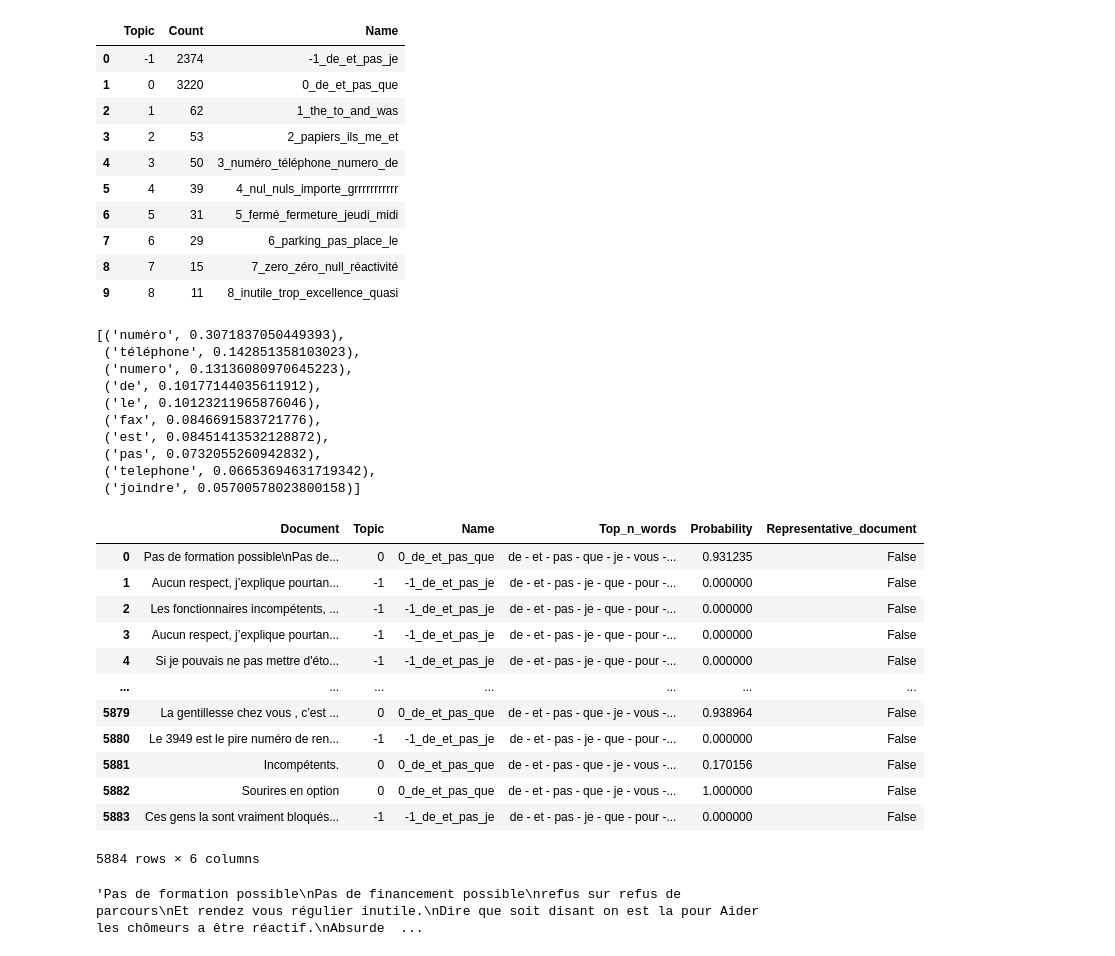
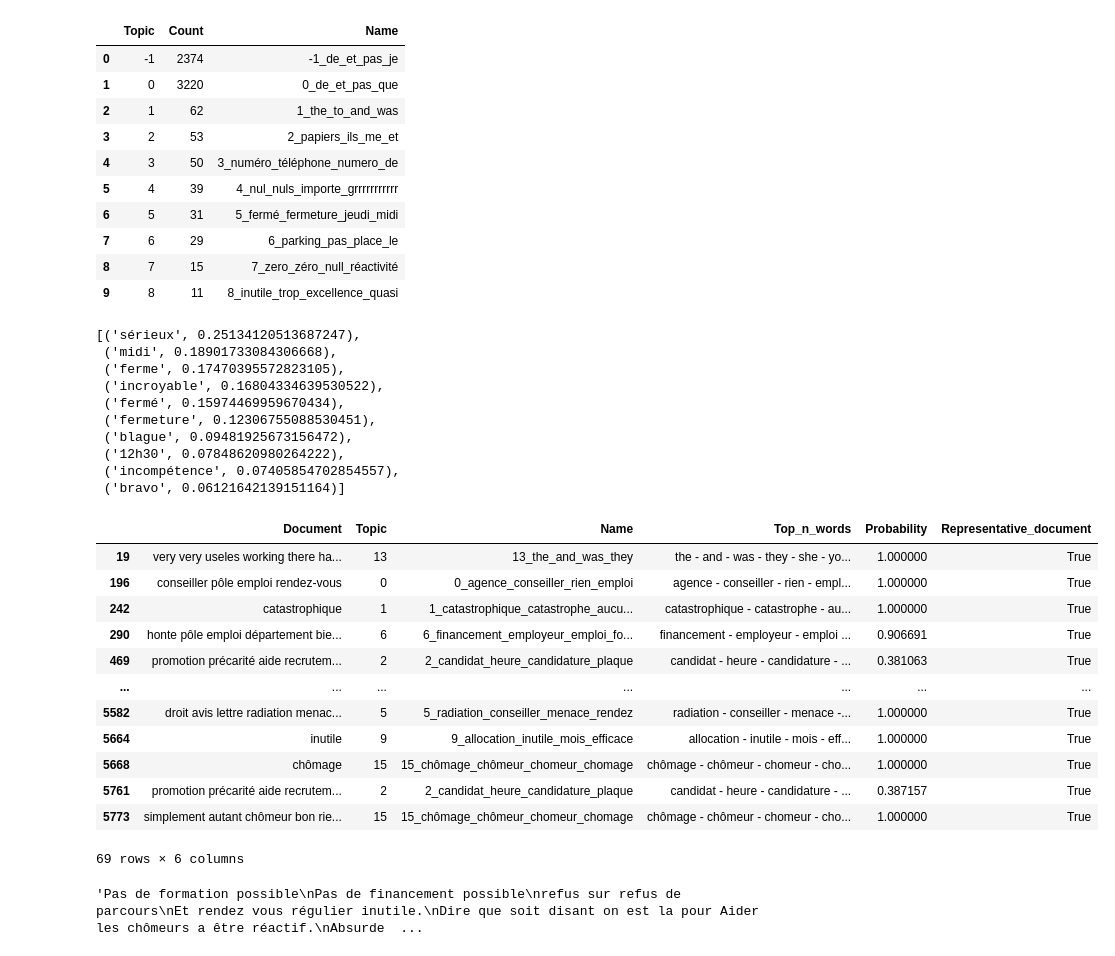
Before and after one commit to projetgouv/scraping, a Jupyter notebook: bert.ipynb, the cells around one changed output. Drawn from its saved outputs; the diff is of its cells as text; code cells hidden in the pictures.

```diff
--- a/bert.ipynb
+++ b/bert.ipynb
@@ -63,34 +84,38 @@ topic_model.get_topic_info()
 | 8 | 7 | 15 | 7_zero_zéro_null_réactivité |
 | 9 | 8 | 11 | 8_inutile_trop_excellence_quasi |
 # %%
-topic_model.get_topic(3)
+topic_model.get_topic(4)
 # %% [output]
-[('numéro', 0.3071837050449393),
- ('téléphone', 0.142851358103023),
- ('numero', 0.13136080970645223),
- ('de', 0.10177144035611912),
- ('le', 0.10123211965876046),
- ('fax', 0.0846691583721776),
- ('est', 0.08451413532128872),
- ('pas', 0.0732055260942832),
- ('telephone', 0.06653694631719342),
- ('joindre', 0.05700578023800158)]
+[('sérieux', 0.25134120513687247),
+ ('midi', 0.18901733084306668),
+ ('ferme', 0.17470395572823105),
+ ('incroyable', 0.16804334639530522),
+ ('fermé', 0.15974469959670434),
+ ('fermeture', 0.12306755088530451),
+ ('blague', 0.09481925673156472),
+ ('12h30', 0.07848620980264222),
+ ('incompétence', 0.07405854702854557),
+ ('bravo', 0.06121642139151164)]
-# %%
-topic_model.get_document_info(df_neg['review_text'])
-# %% [output]
-|  | Document | Topic | Name | Top_n_words | Probability | Representative_document |
-| 0 | Pas de formation possible\nPas de... | 0 | 0_de_et_pas_que | de - et - pas - que - je - vous -... | 0.931235 | False |
-| 1 | Aucun respect, j’explique pourtan... | -1 | -1_de_et_pas_je | de - et - pas - je - que - pour -... | 0.000000 | False |
-| 2 | Les fonctionnaires incompétents, ... | -1 | -1_de_et_pas_je | de - et - pas - je - que - pour -... | 0.000000 | False |
-| 3 | Aucun respect, j’explique pourtan... | -1 | -1_de_et_pas_je | de - et - pas - je - que - pour -... | 0.000000 | False |
-| 4 | Si je pouvais ne pas mettre d'éto... | -1 | -1_de_et_pas_je | de - et - pas - je - que - pour -... | 0.000000 | False |
-| ... | ... | ... | ... | ... | ... | ... |
-| 5879 | La gentillesse chez vous , c’est ... | 0 | 0_de_et_pas_que | de - et - pas - que - je - vous -... | 0.938964 | False |
-| 5880 | Le 3949 est le pire numéro de ren... | -1 | -1_de_et_pas_je | de - et - pas - je - que - pour -... | 0.000000 | False |
-| 5881 | Incompétents. | 0 | 0_de_et_pas_que | de - et - pas - que - je - vous -... | 0.170156 | False |
-| 5882 | Sourires en option | 0 | 0_de_et_pas_que | de - et - pas - que - je - vous -... | 1.000000 | False |
-| 5883 | Ces gens la sont vraiment bloqués... | -1 | -1_de_et_pas_je | de - et - pas - je - que - pour -... | 0.000000 | False |
-5884 rows × 6 columns
+# %%
+essai = topic_model.get_document_info(data['cleaned_text'])
+# %%
+filtered_df = essai[essai['Representative_document'] == True]
+# %%
+filtered_df
+# %% [output]
+|  | Document | Topic | Name | Top_n_words | Probability | Representative_document |
+| 19 | very very useles working there ha... | 13 | 13_the_and_was_they | the - and - was - they - she - yo... | 1.000000 | True |
+| 196 | conseiller pôle emploi rendez-vous | 0 | 0_agence_conseiller_rien_emploi | agence - conseiller - rien - empl... | 1.000000 | True |
+| 242 | catastrophique | 1 | 1_catastrophique_catastrophe_aucu... | catastrophique - catastrophe - au... | 1.000000 | True |
+| 290 | honte pôle emploi département bie... | 6 | 6_financement_employeur_emploi_fo... | financement - employeur - emploi ... | 0.906691 | True |
+| 469 | promotion précarité aide recrutem... | 2 | 2_candidat_heure_candidature_plaque | candidat - heure - candidature - ... | 0.381063 | True |
+| ... | ... | ... | ... | ... | ... | ... |
+| 5582 | droit avis lettre radiation menac... | 5 | 5_radiation_conseiller_menace_rendez | radiation - conseiller - menace -... | 1.000000 | True |
+| 5664 | inutile | 9 | 9_allocation_inutile_mois_efficace | allocation - inutile - mois - eff... | 1.000000 | True |
+| 5668 | chômage | 15 | 15_chômage_chômeur_chomeur_chomage | chômage - chômeur - chomeur - cho... | 1.000000 | True |
+| 5761 | promotion précarité aide recrutem... | 2 | 2_candidat_heure_candidature_plaque | candidat - heure - candidature - ... | 0.387157 | True |
+| 5773 | simplement autant chômeur bon rie... | 15 | 15_chômage_chômeur_chomeur_chomage | chômage - chômeur - chomeur - cho... | 1.000000 | True |
+69 rows × 6 columns
 # %%
 topic_model.visualize_topics()
 # %%
```
Also changed, not shown: parts of 7 cells of this notebook, 11 other files.
